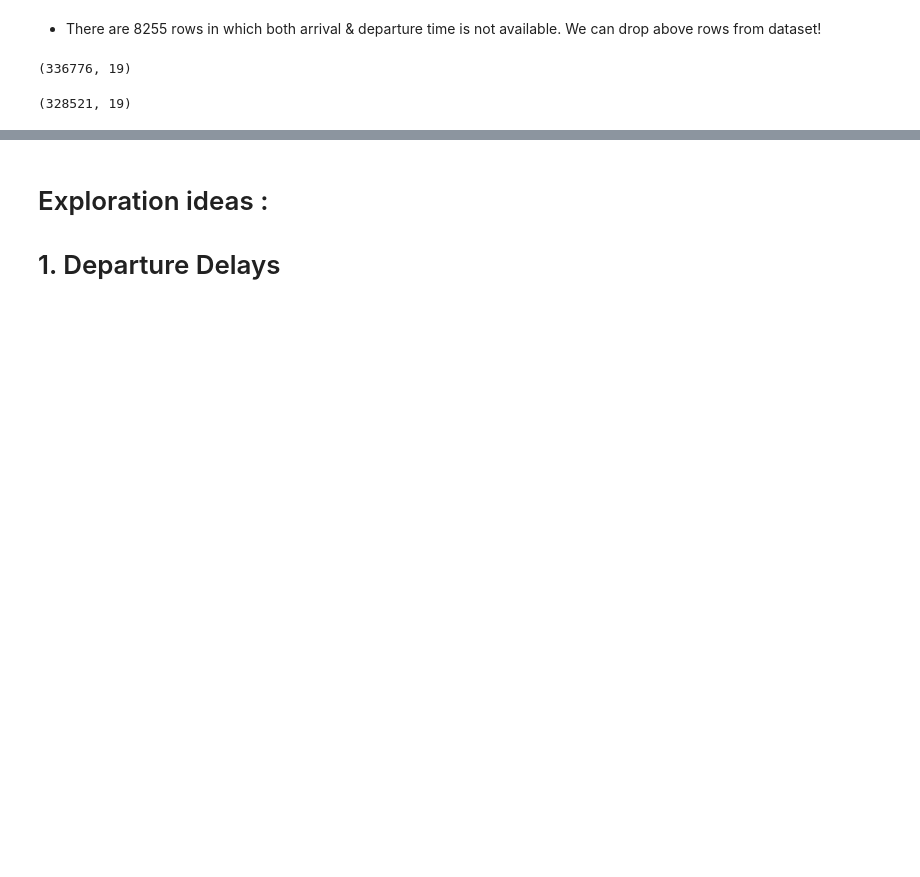
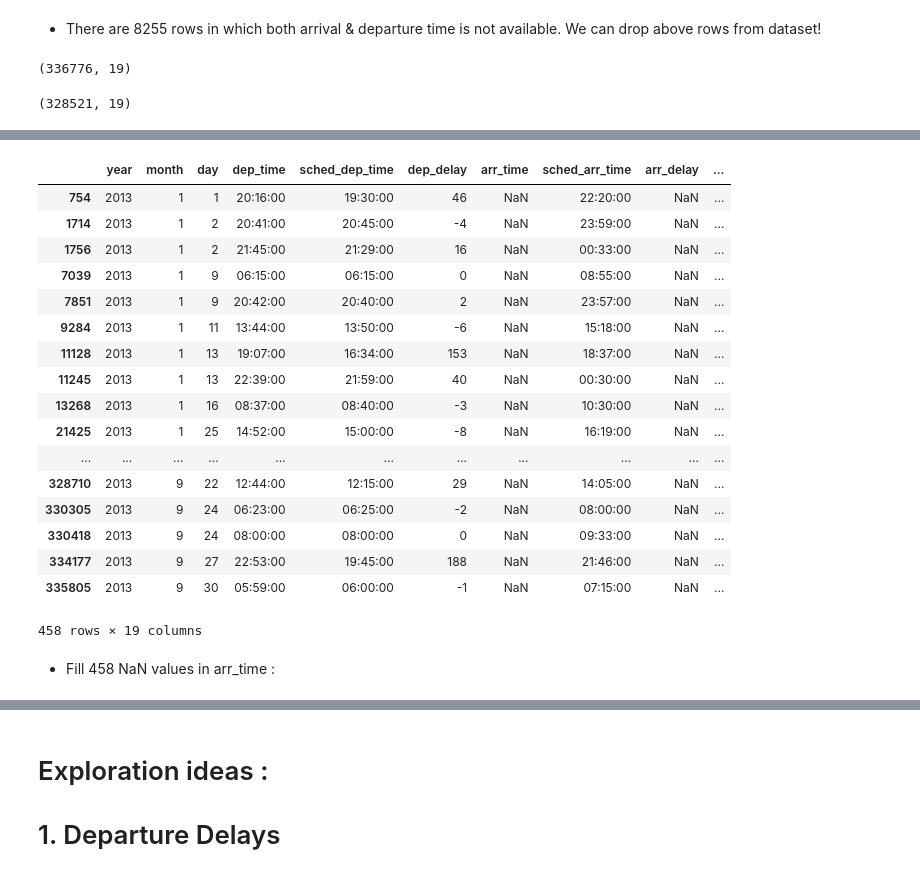
Before and after one commit to afarane/Analyze_NTY_FlighData, a Jupyter notebook: Analyze_NYC_FlightData.ipynb, the cells around one changed output, grey strips where cells are left out. Cells and saved outputs as stored; diff of their text form; code cells hidden in the pictures; blank space fills up the shorter version.

```diff
--- a/Analyze_NYC_FlightData.ipynb
+++ b/Analyze_NYC_FlightData.ipynb
@@ -91,0 +114,5 @@ fdata.shape
+# %%
+fdata["dep_time"]= pd.to_numeric(fdata['dep_time']).astype(np.int64).apply(lambda x: '{0:0>4}'.format(x))
+fdata["sched_dep_time"]= pd.to_numeric(fdata['sched_dep_time']).astype(np.int64).apply(lambda x: '{0:0>4}'.format(x))
+fdata["sched_arr_time"]= pd.to_numeric(fdata['sched_arr_time']).astype(np.int64).apply(lambda x: '{0:0>4}'.format(x))
+fdata["dep_delay"]= pd.to_numeric(fdata['dep_delay']).astype(np.int64)
@@ -91,0 +141,23 @@ fdata.shape
+# %%
+fdata[fdata['arr_time'].isnull() == True]
+# %% [output]
+|  | year | month | day | dep_time | sched_dep_time | dep_delay | arr_time | sched_arr_time | arr_delay | ... |
+| 754 | 2013 | 1 | 1 | 20:16:00 | 19:30:00 | 46 | NaN | 22:20:00 | NaN | ... |
+| 1714 | 2013 | 1 | 2 | 20:41:00 | 20:45:00 | -4 | NaN | 23:59:00 | NaN | ... |
+| 1756 | 2013 | 1 | 2 | 21:45:00 | 21:29:00 | 16 | NaN | 00:33:00 | NaN | ... |
+| 7039 | 2013 | 1 | 9 | 06:15:00 | 06:15:00 | 0 | NaN | 08:55:00 | NaN | ... |
+| 7851 | 2013 | 1 | 9 | 20:42:00 | 20:40:00 | 2 | NaN | 23:57:00 | NaN | ... |
+| 9284 | 2013 | 1 | 11 | 13:44:00 | 13:50:00 | -6 | NaN | 15:18:00 | NaN | ... |
+| 11128 | 2013 | 1 | 13 | 19:07:00 | 16:34:00 | 153 | NaN | 18:37:00 | NaN | ... |
+| 11245 | 2013 | 1 | 13 | 22:39:00 | 21:59:00 | 40 | NaN | 00:30:00 | NaN | ... |
+| 13268 | 2013 | 1 | 16 | 08:37:00 | 08:40:00 | -3 | NaN | 10:30:00 | NaN | ... |
+| 21425 | 2013 | 1 | 25 | 14:52:00 | 15:00:00 | -8 | NaN | 16:19:00 | NaN | ... |
+| ... | ... | ... | ... | ... | ... | ... | ... | ... | ... | ... |
+| 328710 | 2013 | 9 | 22 | 12:44:00 | 12:15:00 | 29 | NaN | 14:05:00 | NaN | ... |
+| 330305 | 2013 | 9 | 24 | 06:23:00 | 06:25:00 | -2 | NaN | 08:00:00 | NaN | ... |
+| 330418 | 2013 | 9 | 24 | 08:00:00 | 08:00:00 | 0 | NaN | 09:33:00 | NaN | ... |
+| 334177 | 2013 | 9 | 27 | 22:53:00 | 19:45:00 | 188 | NaN | 21:46:00 | NaN | ... |
+| 335805 | 2013 | 9 | 30 | 05:59:00 | 06:00:00 | -1 | NaN | 07:15:00 | NaN | ... |
+458 rows × 19 columns
+# %% [markdown]
+* Fill 458 NaN values in arr_time :
```
Also changed, not shown: parts of 37 cells of this notebook.
